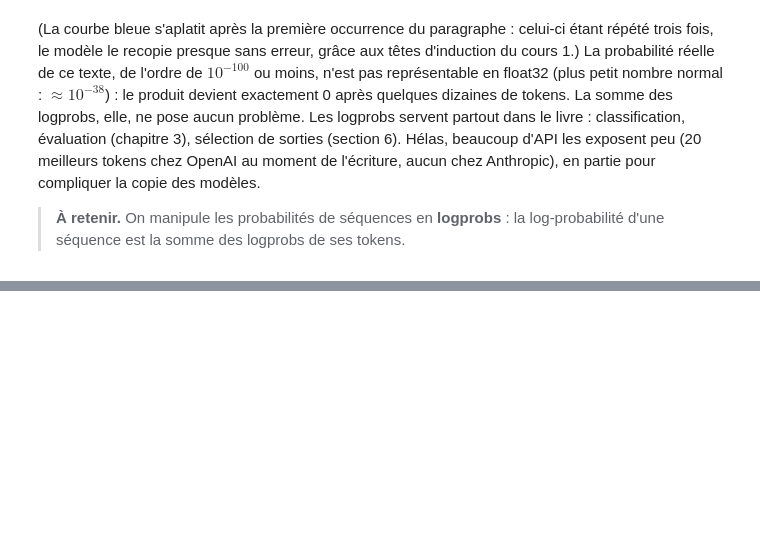
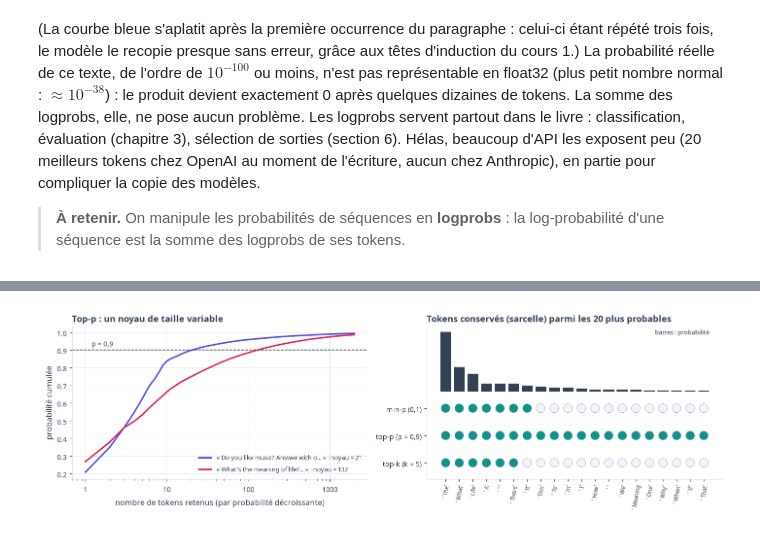
Before and after one commit to gwils28/AI_Engineering__ByTheBook, a Jupyter notebook: notebooks/ch02_comprendre_modeles_fondation/ch02_cours_4_echantillonnage.ipynb, the cells around one changed output, grey strips where cells are left out. Saved outputs shown, nothing was run; the diff lists cells and outputs as text; code cells hidden in the pictures; blank space fills up the shorter version.

```diff
--- a/notebooks/ch02_comprendre_modeles_fondation/ch02_cours_4_echantillonnage.ipynb
+++ b/notebooks/ch02_comprendre_modeles_fondation/ch02_cours_4_echantillonnage.ipynb
@@ -245,0 +262,31 @@ Anthropic), en partie pour compliquer la copie des modèles.
+# %%
+prompts_np = {"Do you like music? Answer with only yes or no.": INDIGO,
+              "What's the meaning of life?": ROSE}
+qa = lambda q: f"Q: {q}\nA:"
+fig, axes = plt.subplots(1, 2, figsize=(13, 4))
+for prompt, c in prompts_np.items():
+    zl = llm.full_logits(qa(prompt), BASE_QWEN)
+    pl = np.sort(llm.softmax(zl))[::-1]
+    cum = np.cumsum(pl)
+    k90 = int(np.isfinite(m.top_p_filter(zl, 0.9)).sum())
+    axes[0].semilogx(np.arange(1, 2001), cum[:2000], color=c, label=f"« {prompt[:32]}... » : noyau = {k90}")
+axes[0].axhline(0.9, color=SLATE, ls="--", lw=1); axes[0].text(1.2, 0.92, "p = 0,9", fontsize=9)
+axes[0].set_xlabel("nombre de tokens retenus (par probabilité décroissante)")
+axes[0].set_ylabel("probabilité cumulée"); m.plain_log_axis(axes[0]); axes[0].legend(fontsize=8.5, loc="lower right")
+axes[0].set_title("Top-p : un noyau de taille variable")
+zl = llm.full_logits(qa("What's the meaning of life?"), BASE_QWEN)
+pl = llm.softmax(zl)
+top20 = np.argsort(-pl)[:20]
+kept = {"top-k (k = 5)": np.isfinite(m.top_k_filter(zl, 5)), "top-p (p = 0,9)": np.isfinite(m.top_p_filter(zl, 0.9)),
+        "min-p (0,1)": np.isfinite(m.min_p_filter(zl, 0.1))}
+for j, (name, mask) in enumerate(kept.items()):
+    axes[1].scatter(np.arange(20), np.full(20, j), c=[TEAL if mask[i] else LIGHT[GRAY] for i in top20], s=140,
+                    edgecolors=GRAY, linewidths=0.5)
+axes[1].bar(np.arange(20), pl[top20] / pl[top20].max() * 2.2, bottom=2.6, color=SLATE)
+axes[1].set_yticks([0, 1, 2], list(kept)); axes[1].set_ylim(-0.6, 5.0)
+axes[1].set_xticks(np.arange(20), [repr(tok_b.decode([i]))[:9] for i in top20], rotation=80, fontsize=7.5)
+axes[1].set_title("Tokens conservés (sarcelle) parmi les 20 plus probables"); axes[1].grid(False)
+axes[1].text(19.4, 4.7, "barres : probabilité", ha="right", fontsize=8.5, color=SLATE)
+plt.tight_layout(); plt.show()
+# %% [output]
+[figure, added]
```
Also changed, not shown: parts of 37 cells of this notebook.
